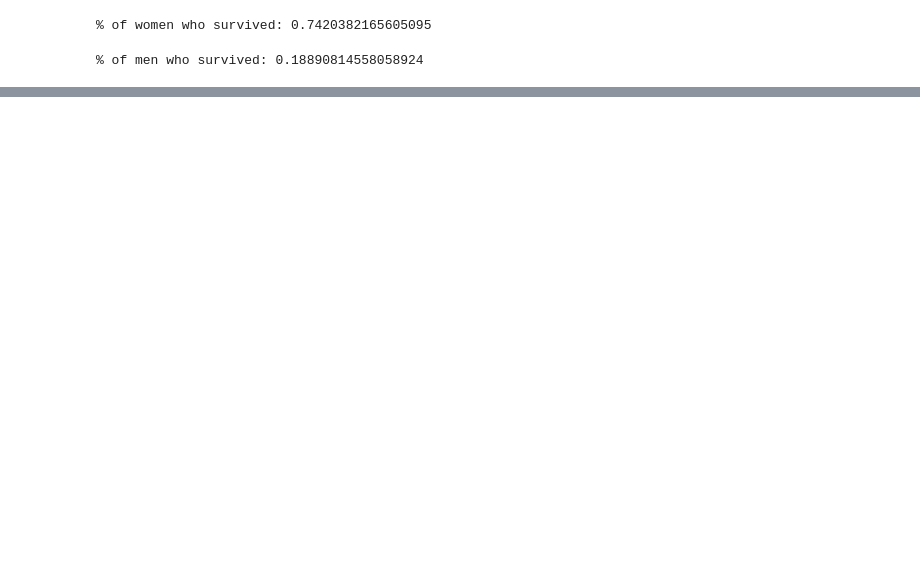
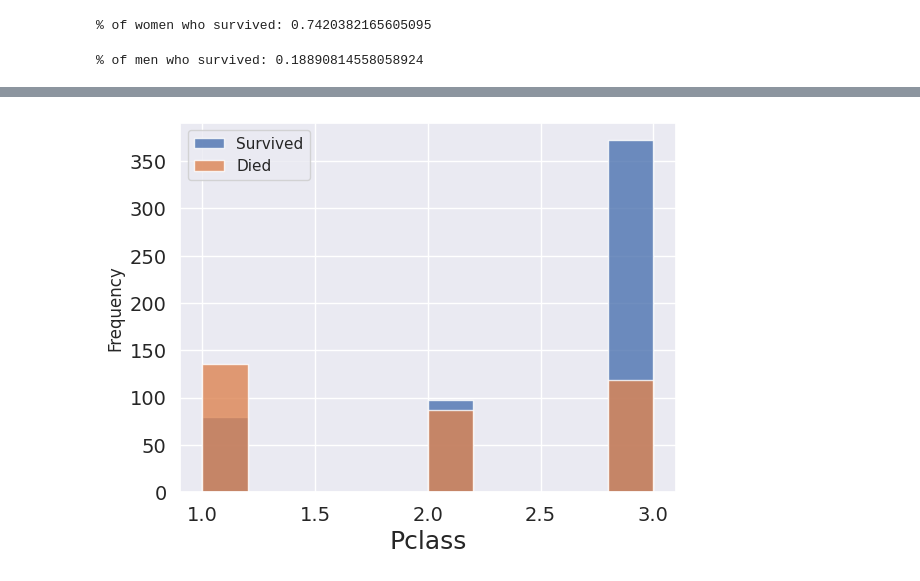
Before and after one commit to amrit100612/Internship-program_26, a Jupyter notebook: Day_11.ipynb, the cells around one changed output, grey strips where cells are left out. Cells and saved outputs as stored; diff of their text form; code cells hidden in the pictures; blank space fills up the shorter version.

```diff
--- a/Day_11.ipynb
+++ b/Day_11.ipynb
@@ -367,3 +365,14 @@ fig = px.scatter_3d(df, x='PassengerId', y='Sex', z='Age',
 fig.show()
 # %% [output]
 [interactive output not drawn]
+# %%
+plt.rc('xtick' , labelsize = 14)
+plt.rc('ytick' , labelsize = 14)
+
+plt.figure()
+fig = df.groupby('Survived')['Pclass'].plot.hist(histtype = 'bar' , alpha = 0.8)
+plt.legend({'Died' , 'Survived'})
+plt.xlabel('Pclass' , fontsize = 18)
+plt.show()
+# %% [output]
+[figure, added]
```
Also changed, not shown: parts of 12 cells of this notebook.
